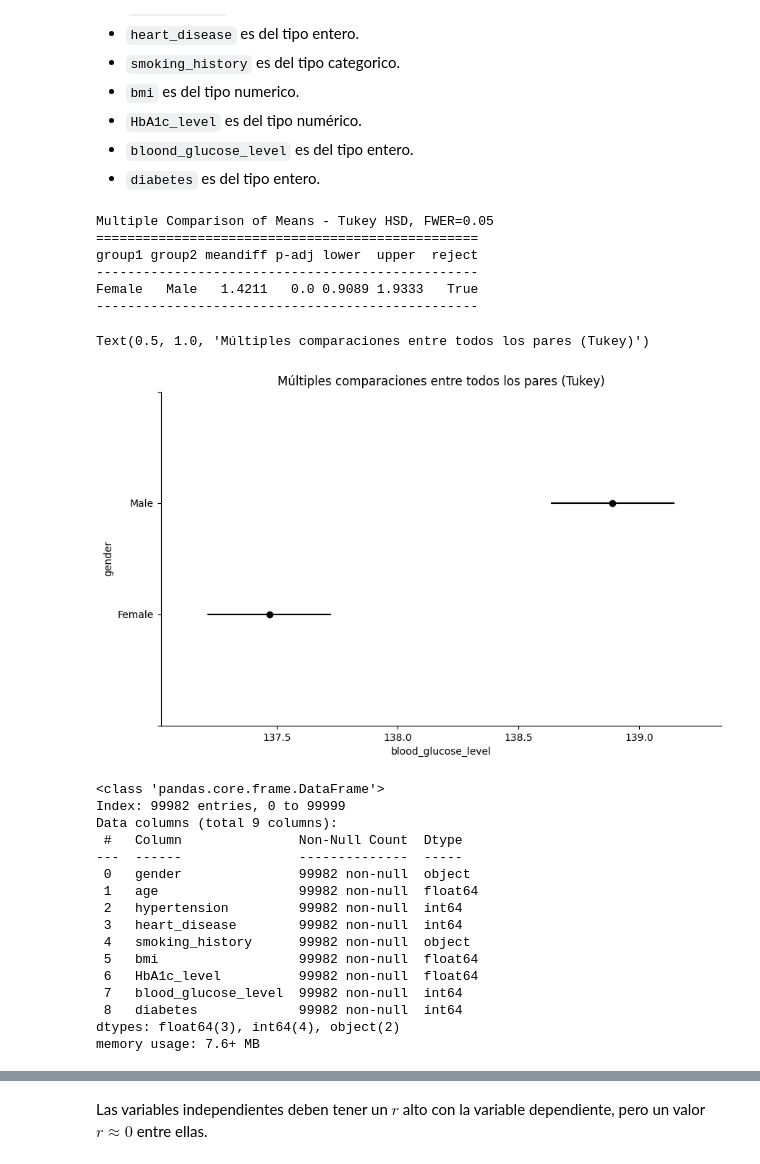
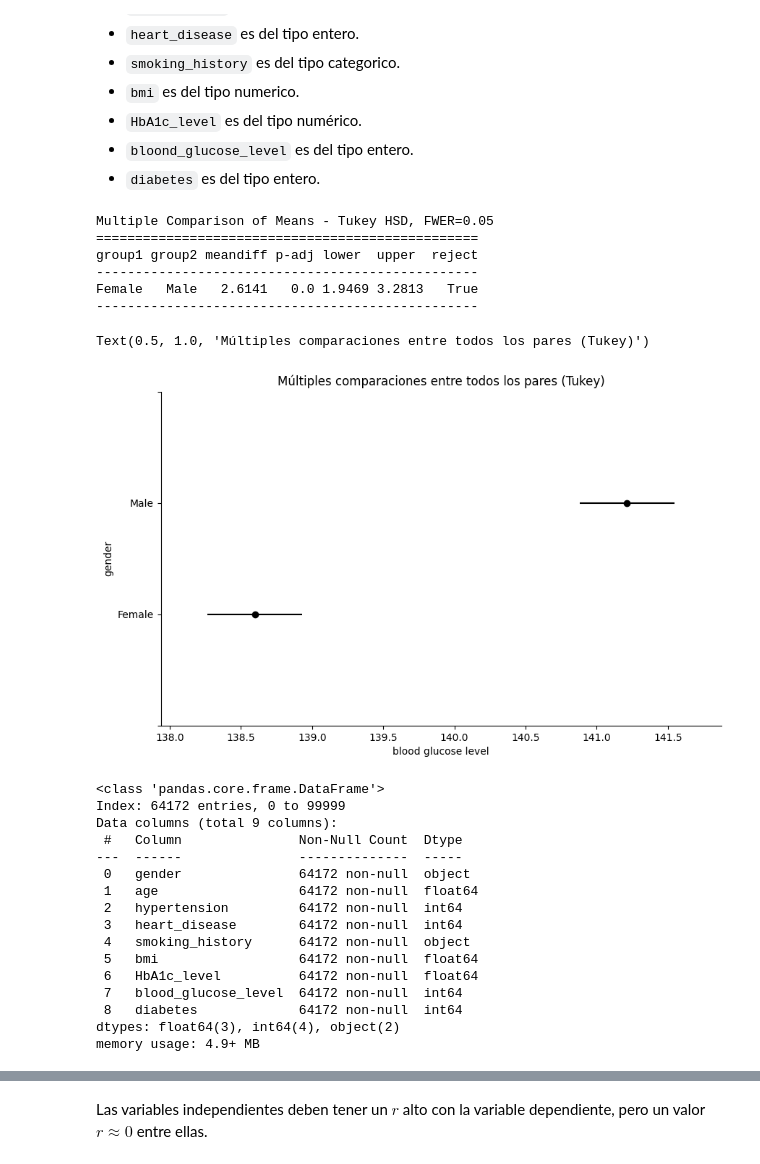
Before and after one commit to maria00med/EstadisticaVerano2026, a Jupyter notebook: Examen_Práctico.ipynb, the cells around one changed output, grey strips where cells are left out. Drawn from its saved outputs; the diff is of its cells as text; code cells hidden in the pictures.

```diff
--- a/Examen_Práctico.ipynb
+++ b/Examen_Práctico.ipynb
@@ -94,5 +106,7 @@ dtype: int64
 # %%
 df = df[df['gender'] != 'Other']
+# %%
+df = df[df['smoking_history'] != 'No Info']
 # %%
 df.info()
 # %% [output]
@@ -132,53 +141,53 @@ See the caveats in the documentation: https://pandas.pydata.org/pandas-docs/stab
 # %%
 # Prueba pos-hoc, porque se debe hacer después de ANOVA
 from statsmodels.stats.multicomp import pairwise_tukeyhsd
 import matplotlib.pyplot as plt
 
 nivel_de_significancia = 0.05
 
 # Prueba de Tukey
 tukey = pairwise_tukeyhsd(
     endog=df['blood_glucose_level'], # Variable de respuesta (debe ser numérica)
     groups=df['gender'],  # Variable categorica nominal
     alpha=nivel_de_significancia) # nivel de significancia
 
 # Mostrar los resultados
 print(tukey)
 
 # Gráfico de las diferencias entre grupos
-tukey.plot_simultaneous(ylabel="gender", xlabel="blood_glucose_level")
+tukey.plot_simultaneous(ylabel="gender", xlabel="blood glucose level")
 
 plt.gca().spines['right'].set_visible(False) # derecha
 plt.gca().spines['top'].set_visible(False)   # superior
 plt.title("Múltiples comparaciones entre todos los pares (Tukey)")
 # %% [output]
 Multiple Comparison of Means - Tukey HSD, FWER=0.05
 =================================================
 group1 group2 meandiff p-adj lower  upper  reject
 -------------------------------------------------
-Female   Male   1.4211   0.0 0.9089 1.9333   True
+Female   Male   2.6141   0.0 1.9469 3.2813   True
 -------------------------------------------------
 Text(0.5, 1.0, 'Múltiples comparaciones entre todos los pares (Tukey)')
-[figure, old version]
+[figure, new version]
 # %%
 df.info()
 # %% [output]
 <class 'pandas.core.frame.DataFrame'>
-Index: 99982 entries, 0 to 99999
+Index: 64172 entries, 0 to 99999
 Data columns (total 9 columns):
  #   Column               Non-Null Count  Dtype
 ---  ------               --------------  -----
- 0   gender               99982 non-null  object
- 1   age                  99982 non-null  float64
- 2   hypertension         99982 non-null  int64
- 3   heart_disease        99982 non-null  int64
- 4   smoking_history      99982 non-null  object
- 5   bmi                  99982 non-null  float64
- 6   HbA1c_level          99982 non-null  float64
- 7   blood_glucose_level  99982 non-null  int64
- 8   diabetes             99982 non-null  int64
+ 0   gender               64172 non-null  object
+ 1   age                  64172 non-null  float64
+ 2   hypertension         64172 non-null  int64
+ 3   heart_disease        64172 non-null  int64
+ 4   smoking_history      64172 non-null  object
+ 5   bmi                  64172 non-null  float64
+ 6   HbA1c_level          64172 non-null  float64
+ 7   blood_glucose_level  64172 non-null  int64
+ 8   diabetes             64172 non-null  int64
 dtypes: float64(3), int64(4), object(2)
-memory usage: 7.6+ MB
+memory usage: 4.9+ MB
 # %%
 import matplotlib.pyplot as plt
 import seaborn as sns
```
Also changed, not shown: parts of 20 cells of this notebook.
